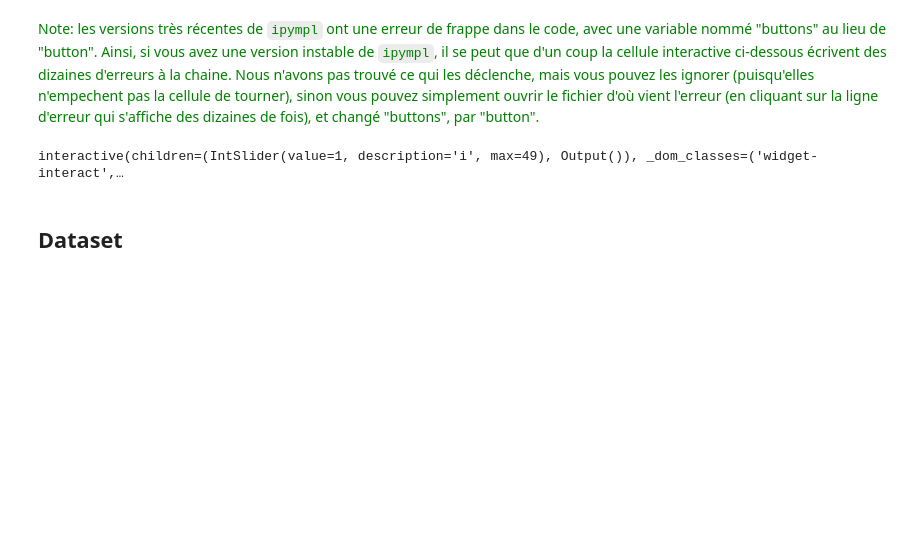
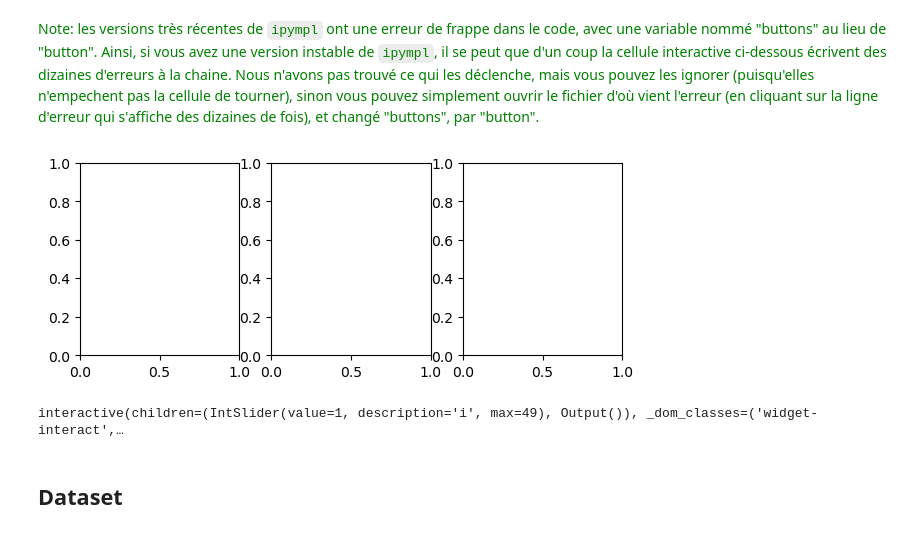
Before and after one commit to cvt8/Deep_signal_separation, a Jupyter notebook: seq2seq_v1.ipynb, the cells around one changed output. Drawn from its saved outputs; the diff is of its cells as text; code cells hidden in the pictures; blank space fills up the shorter version.

```diff
--- a/seq2seq_v1.ipynb
+++ b/seq2seq_v1.ipynb
@@ -207,7 +209,7 @@ def visualize_signal(folder):
     signals = load_signal_folder(folder)
     colorbars = []
     for ax,name in zip(axs,["voice","noise","mix"]):
-        spec_dB = 10*np.log10(signals[name]["spectrogram"].numpy())
+        spec_dB = 10*np.log10(signals[name]["spectrogram"].cpu().numpy())
         plt_obj = ax.pcolormesh(
             t_ref,f_ref,spec_dB,
             vmax=np.percentile(spec_dB,99),
@@ -225,33 +227,34 @@ folder = train_small_folder
 plt.close("viz")
 fig_viz = plt.figure("viz",figsize=(7,2.5))
 gs = gridspec.GridSpec(2,3) # to get good control of the color bars
 ax_slices = [np.s_[:,i] for i in range(3)]
 axs = [fig_viz.add_subplot(gs[sli]) for sli in ax_slices]
 colorbars = []
 
 @widgets.interact(i=(0,datasets_sizes[folder]-1,1))
 def update(i=1):
     for ax in axs: ax.cla()
     global colorbars
     fig_viz = plt.figure("viz")
     plt.title("")
     try:
         if colorbars != []:
             for colorbar in colorbars:
                 fig_viz.delaxes(colorbar.ax)
             gs = gridspec.GridSpec(2,3)
             for ax,sli in zip(axs,ax_slices):
                 ax.set_position(gs[sli].get_position(fig_viz))
                 ax.set_subplotspec(gs[sli])
     except:
         print('got an error')
         pass
     folder_i = get_path(folder,i)
     colorbars = visualize_signal(folder_i)
     fig_viz.suptitle(f"Spectogrammes pour {Path(folder_i.parent.name)/folder_i.name}")
     fig_viz.tight_layout()
     plt.show()
 # %% [output]
+[figure, added]
 interactive(children=(IntSlider(value=1, description='i', max=49), Output()), _dom_classes=('widget-interact',…
 # %% [markdown]
 ## Dataset
```
Also changed, not shown: parts of 11 cells of this notebook.
